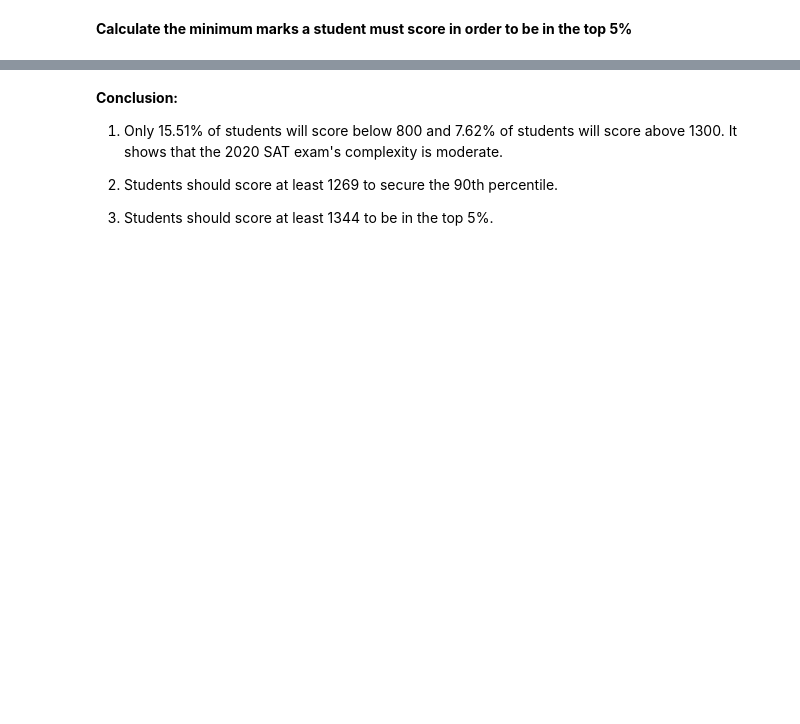
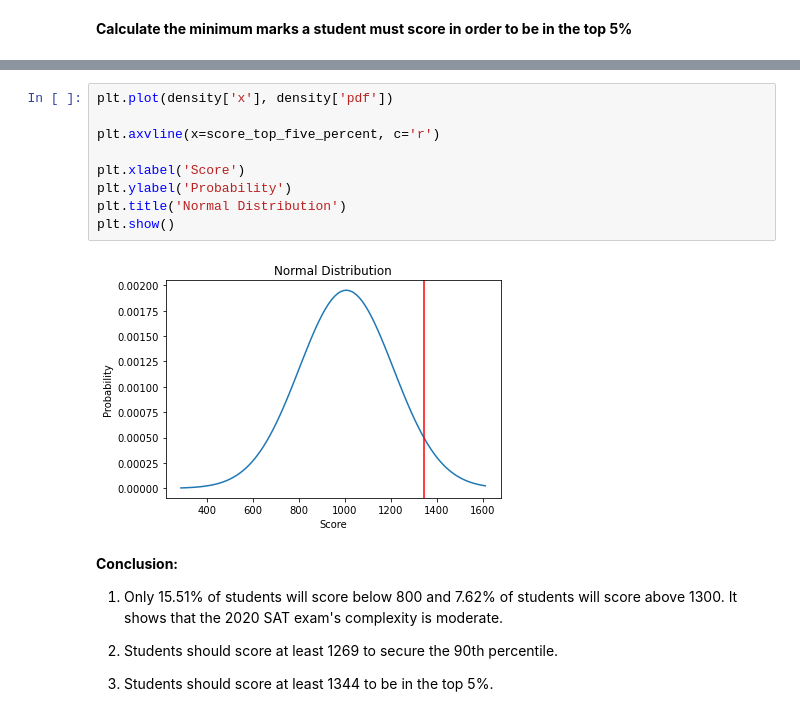
Before and after one commit to Upsjyq/MIT-IDSS-Data-Science-and-Machine-Learning, a Jupyter notebook: Foundations of Data Science/Hands-on Statistics/Normal Distribution with Python.ipynb, the cells around one changed output, grey strips where cells are left out. Saved outputs shown, nothing was run; the diff lists cells and outputs as text; blank space fills up the shorter version.

```diff
--- a/Foundations of Data Science/Hands-on Statistics/Normal Distribution with Python.ipynb
+++ b/Foundations of Data Science/Hands-on Statistics/Normal Distribution with Python.ipynb
@@ -146,3 +169,14 @@ plt.show()
+# %%
+plt.plot(density['x'], density['pdf'])
+
+plt.axvline(x=score_top_five_percent, c='r')
+
+plt.xlabel('Score')
+plt.ylabel('Probability')
+plt.title('Normal Distribution')
+plt.show()
+# %% [output]
+[figure, added]
 # %% [markdown]
 **Conclusion:**
 
```
Also changed, not shown: parts of 4 cells of this notebook.
